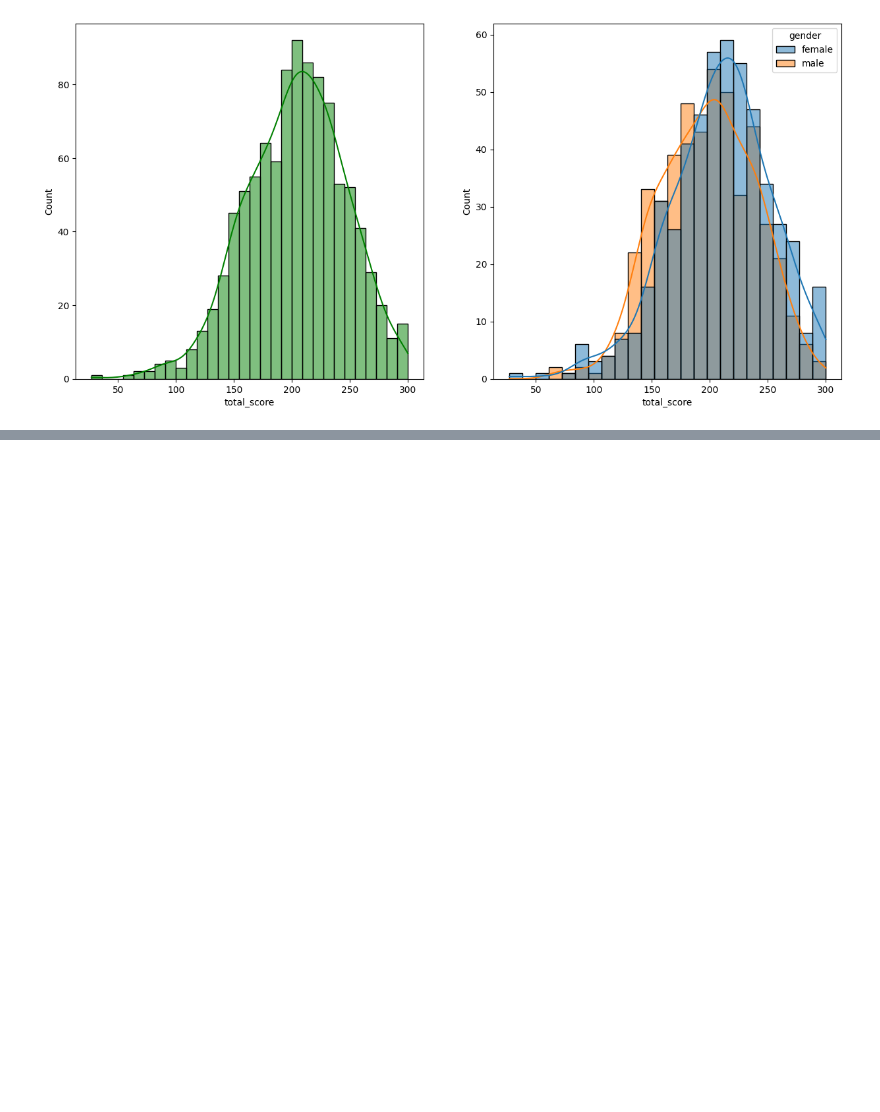
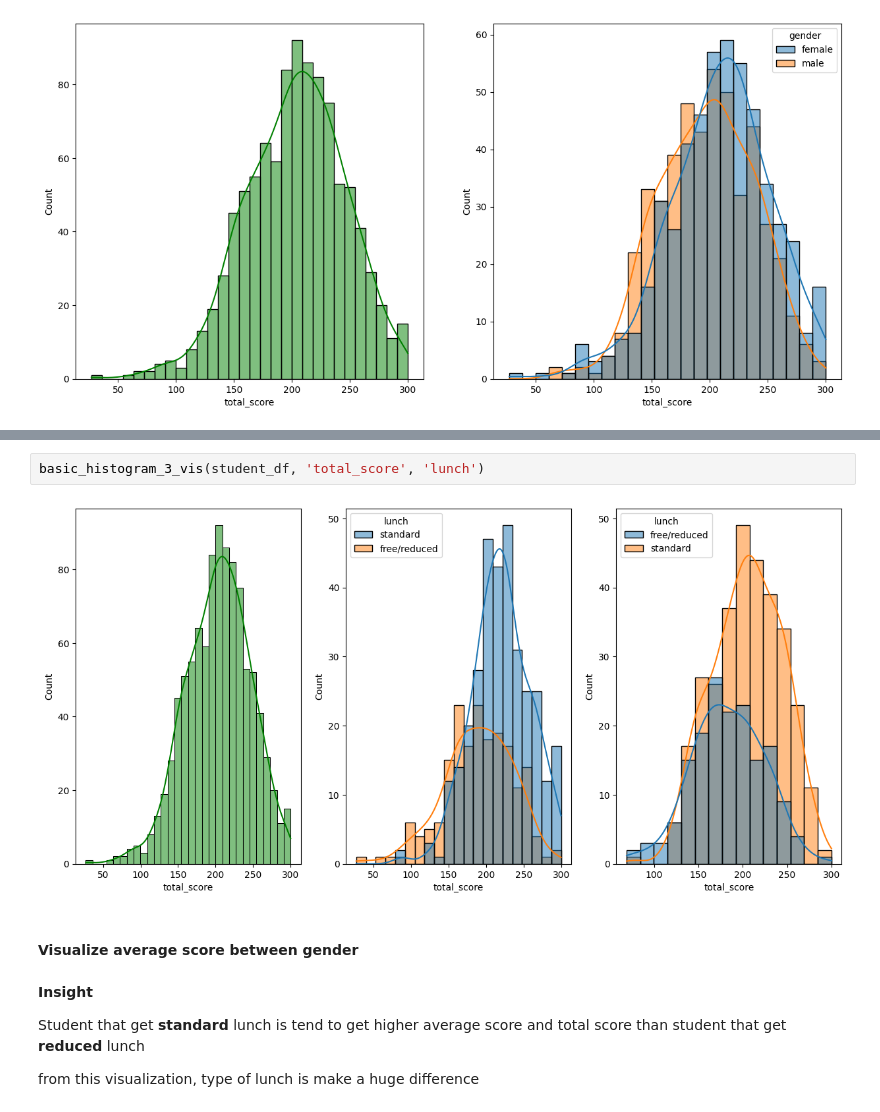
Before and after one commit to evanarnanda/PredictStudentTestScore, a Jupyter notebook: notebook/EDA.ipynb, the cells around one changed output, grey strips where cells are left out. Drawn from its saved outputs; the diff is of its cells as text; blank space fills up the shorter version.

```diff
--- a/notebook/EDA.ipynb
+++ b/notebook/EDA.ipynb
@@ -288,0 +319,12 @@ basic_histogram_vis(student_df, 'total_score', 'gender')
+# %%
+basic_histogram_3_vis(student_df, 'total_score', 'lunch')
+# %% [output]
+[figure, added]
+# %% [markdown]
+#### Visualize average score between gender
+# %% [markdown]
+**Insight**
+
+Student that get **standard** lunch is tend to get higher average score and total score than student that get **reduced** lunch
+
+from this visualization, type of lunch is make a huge difference
```
Also changed, not shown: parts of 7 cells of this notebook.
